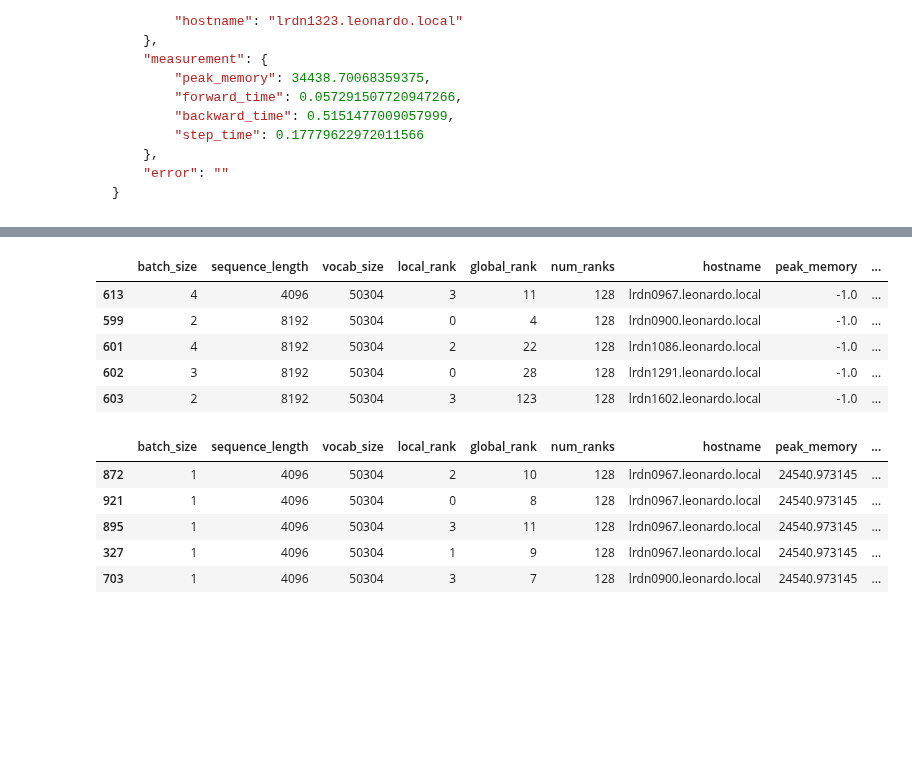
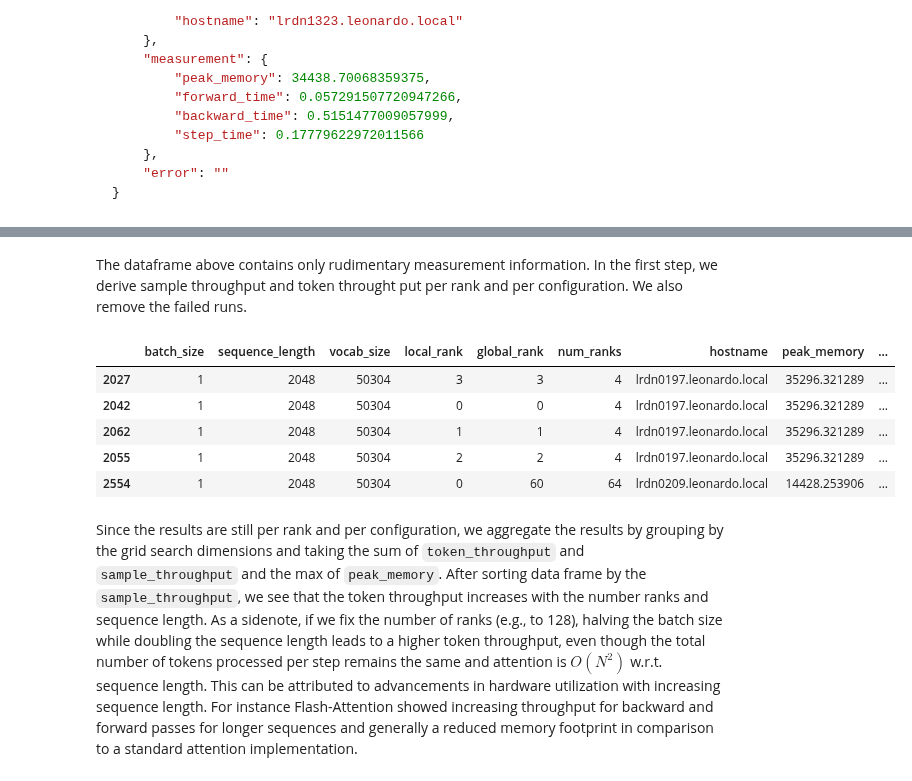
Before and after one commit to CYHSM/modalities, a Jupyter notebook: tutorials/scaling_up/scaling_tutorial.ipynb, the cells around one changed output, grey strips where cells are left out. Cells and saved outputs as stored; diff of their text form; code cells hidden in the pictures; blank space fills up the shorter version.

```diff
--- a/tutorials/scaling_up/scaling_tutorial.ipynb
+++ b/tutorials/scaling_up/scaling_tutorial.ipynb
@@ -162,28 +178,22 @@ df_results.head()
+# %% [markdown]
+The dataframe above contains only rudimentary measurement information. In the first step, we derive sample throughput and token throught put per rank and per configuration. We also remove the failed runs.
 # %%
 df_results["total_step_time"] = df_results["forward_time"] + df_results["backward_time"] + df_results["step_time"]
 df_results["token_throughput"] = df_results["sequence_length"] * df_results["batch_size"] / df_results["total_step_time"]
 df_results["sample_throughput"] = df_results["token_throughput"] / df_results["sequence_length"]
-df_results["error"] = df_results["error"].apply(lambda x: x[:20])
+df_results = df_results[df_results["error"] == ""]
 
 df_results.sort_values(by=["total_step_time"], inplace=True, ascending=True)
 df_results.head()
 # %% [output]
 |  | batch_size | sequence_length | vocab_size | local_rank | global_rank | num_ranks | hostname | peak_memory | ... |
-| 613 | 4 | 4096 | 50304 | 3 | 11 | 128 | lrdn0967.leonardo.local | -1.0 | ... |
-| 599 | 2 | 8192 | 50304 | 0 | 4 | 128 | lrdn0900.leonardo.local | -1.0 | ... |
-| 601 | 4 | 8192 | 50304 | 2 | 22 | 128 | lrdn1086.leonardo.local | -1.0 | ... |
-| 602 | 3 | 8192 | 50304 | 0 | 28 | 128 | lrdn1291.leonardo.local | -1.0 | ... |
-| 603 | 2 | 8192 | 50304 | 3 | 123 | 128 | lrdn1602.leonardo.local | -1.0 | ... |
+| 2027 | 1 | 2048 | 50304 | 3 | 3 | 4 | lrdn0197.leonardo.local | 35296.321289 | ... |
+| 2042 | 1 | 2048 | 50304 | 0 | 0 | 4 | lrdn0197.leonardo.local | 35296.321289 | ... |
+| 2062 | 1 | 2048 | 50304 | 1 | 1 | 4 | lrdn0197.leonardo.local | 35296.321289 | ... |
+| 2055 | 1 | 2048 | 50304 | 2 | 2 | 4 | lrdn0197.leonardo.local | 35296.321289 | ... |
+| 2554 | 1 | 2048 | 50304 | 0 | 60 | 64 | lrdn0209.leonardo.local | 14428.253906 | ... |
-# %%
-df_results = df_results[df_results["error"] == ""]
-df_results.head()
-# %% [output]
-|  | batch_size | sequence_length | vocab_size | local_rank | global_rank | num_ranks | hostname | peak_memory | ... |
-| 872 | 1 | 4096 | 50304 | 2 | 10 | 128 | lrdn0967.leonardo.local | 24540.973145 | ... |
-| 921 | 1 | 4096 | 50304 | 0 | 8 | 128 | lrdn0967.leonardo.local | 24540.973145 | ... |
-| 895 | 1 | 4096 | 50304 | 3 | 11 | 128 | lrdn0967.leonardo.local | 24540.973145 | ... |
-| 327 | 1 | 4096 | 50304 | 1 | 9 | 128 | lrdn0967.leonardo.local | 24540.973145 | ... |
-| 703 | 1 | 4096 | 50304 | 3 | 7 | 128 | lrdn0900.leonardo.local | 24540.973145 | ... |
+# %% [markdown]
+Since the results are still per rank and per configuration, we aggregate the results by grouping by the grid search dimensions and taking the sum of `token_throughput` and `sample_throughput` and the max of  `peak_memory`. After sorting data frame by the `sample_throughput`, we see  that the token throughput increases with the number ranks and sequence length. As a sidenote, if we fix the number of ranks (e.g., to 128), halving the batch size while doubling the sequence length leads to a higher token throughput, even though the total number of tokens processed per step remains the same and attention is $O(N^2)$ w.r.t. sequence length. This can be attributed to advancements in hardware utilization with increasing sequence length. For instance Flash-Attention showed increasing throughput for backward and forward passes for longer sequences and generally a reduced memory footprint in comparison to a standard attention implementation.
 # %%
 # aggregate over the ranks of each experiment
 agg_df = df_results.groupby(grid_search_dims).agg({
```
Also changed, not shown: parts of 30 cells of this notebook.
